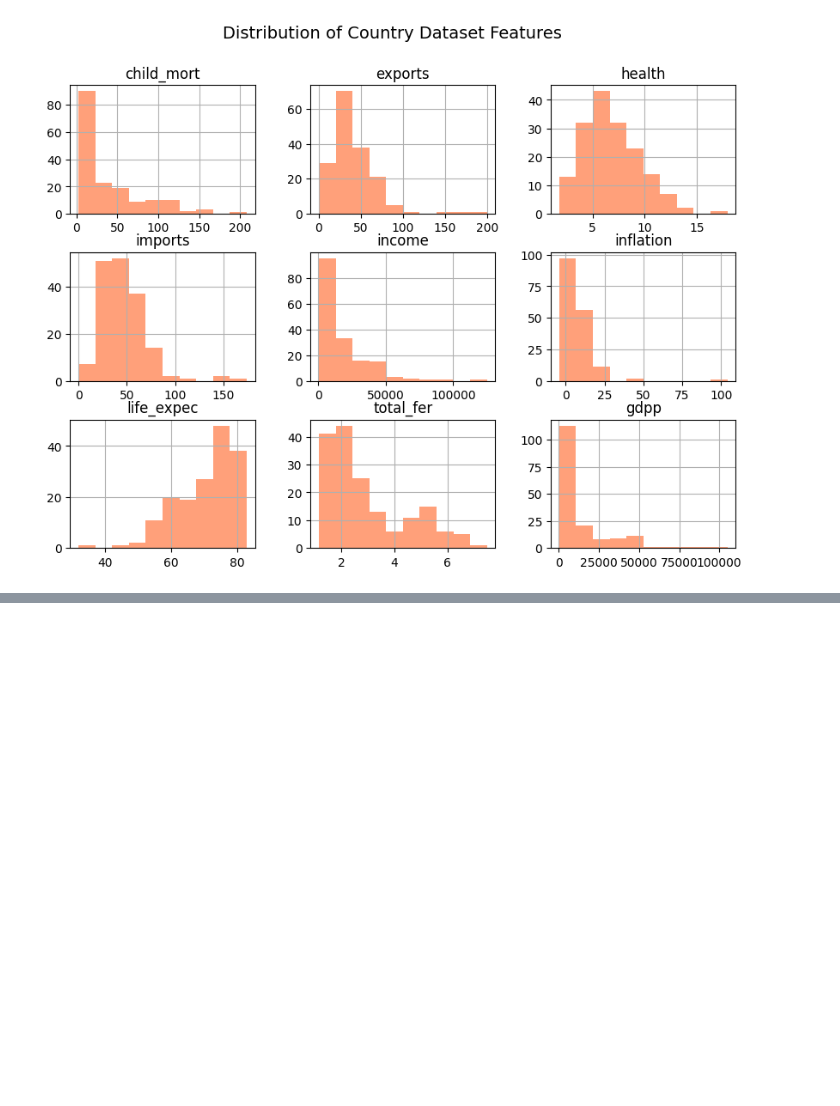
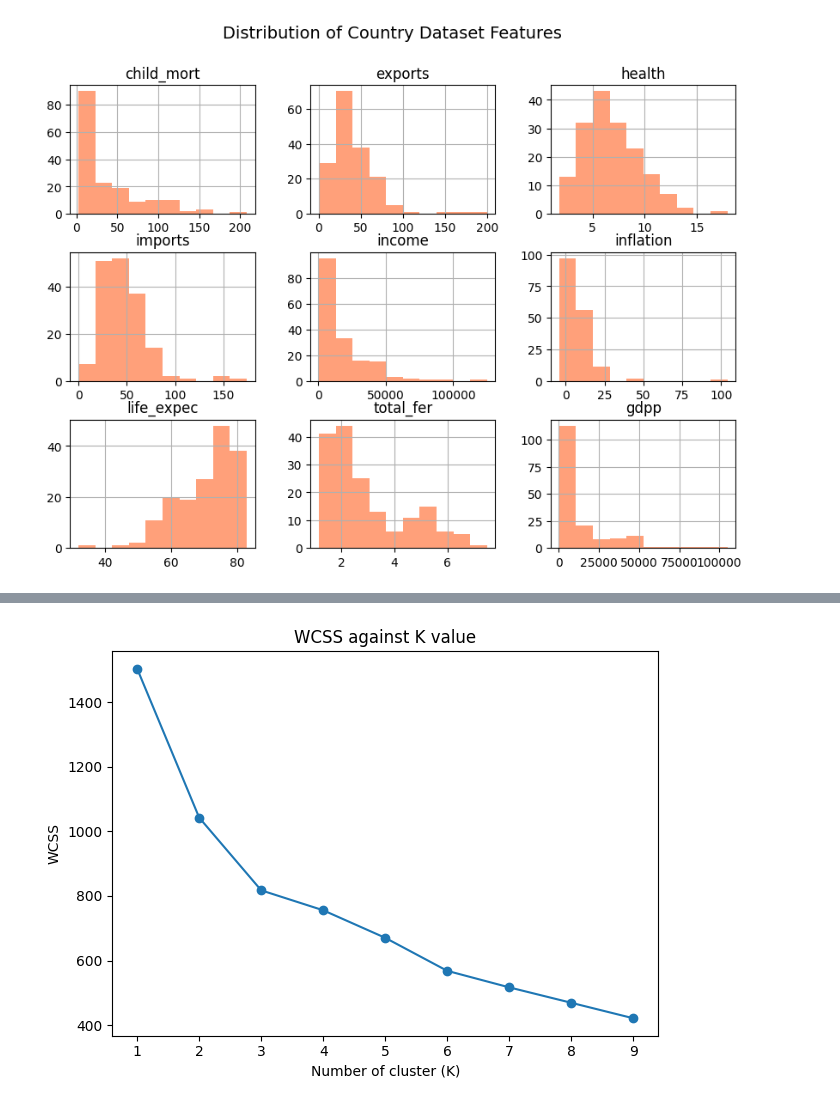
Before and after one commit to bytesbyt/ds_help_country, a Jupyter notebook: country.ipynb, the cells around one changed output, grey strips where cells are left out. Cells and saved outputs as stored; diff of their text form; code cells hidden in the pictures; blank space fills up the shorter version.

```diff
--- a/country.ipynb
+++ b/country.ipynb
@@ -87,0 +123,23 @@ plt.show()
+# %%
+# Scale the features
+features = df[['child_mort', 'exports', 'health', 'imports', 'income', 'inflation', 'life_expec', 'total_fer', 'gdpp']]
+scaler = StandardScaler()
+scaled_features = scaler.fit_transform(features)
+# %%
+# Finding the k value
+sse = []
+k_rng = range(1,10)
+for k in k_rng:
+    km = KMeans(n_clusters=k)
+    km.fit(scaled_features)
+    sse.append(km.inertia_)
+# %%
+# plot
+plt.plot(k_rng, sse, marker='o')
+plt.xlabel('Number of cluster (K)')
+plt.ylabel('WCSS')
+plt.title('WCSS against K value')
+plt.tight_layout()
+plt.show()
+# %% [output]
+[figure, added]
```
Also changed, not shown: parts of 10 cells of this notebook.
